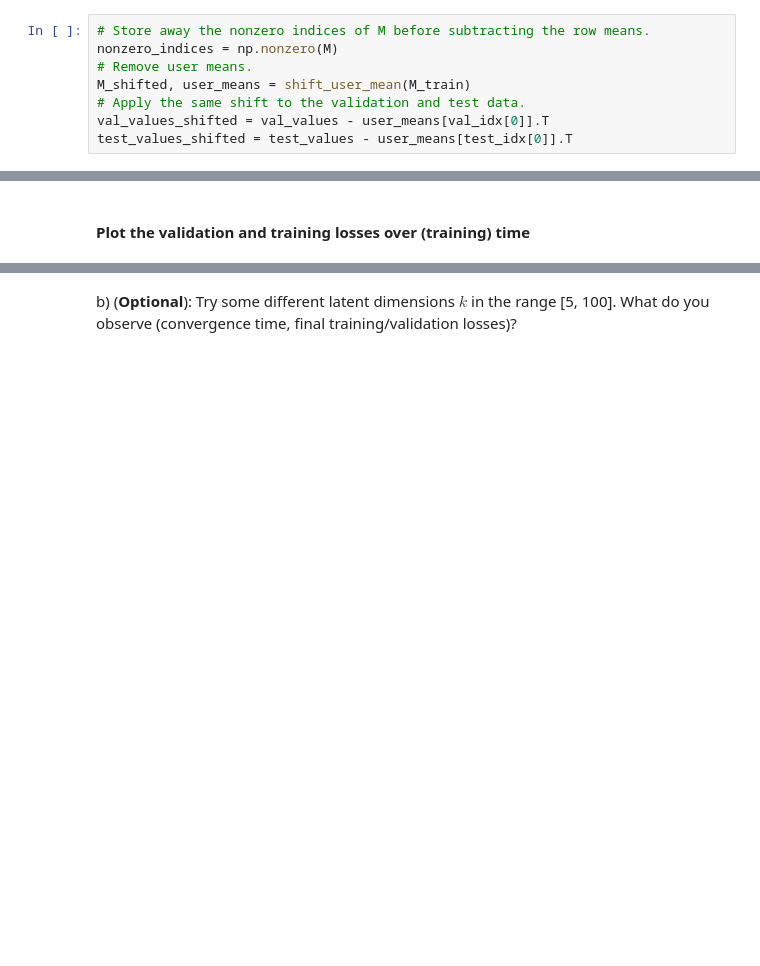
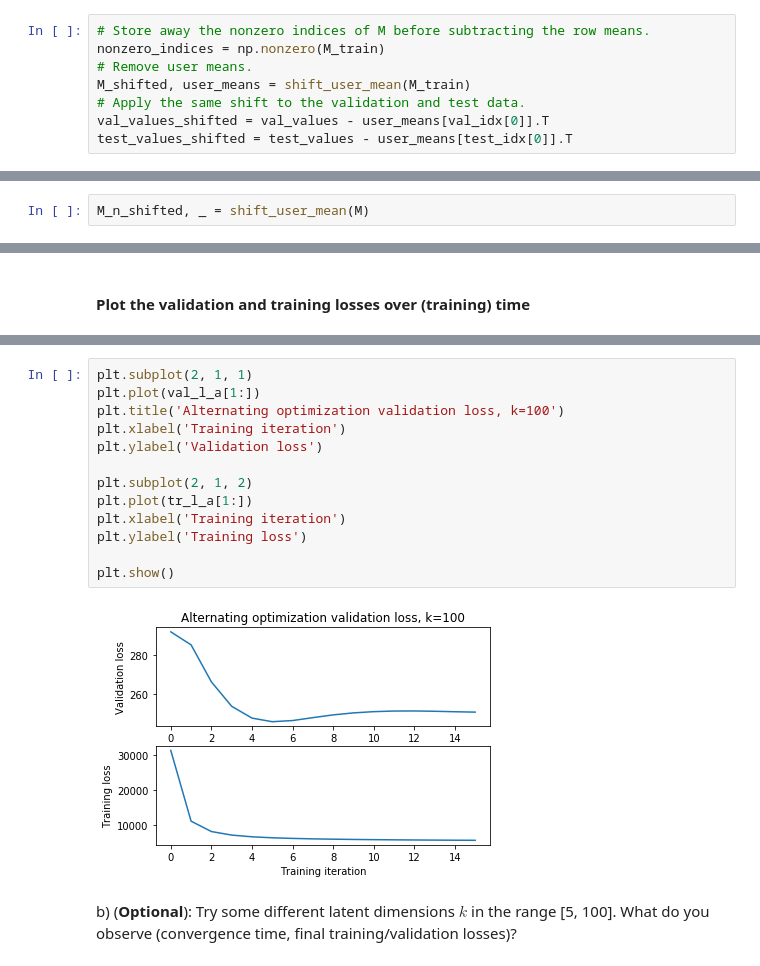
Before and after one commit to ArtemiiFrolov/Courses, a Jupyter notebook: TUM_Mining Massive Datasets/HW2_Features/task_02_rating_prediction.ipynb, the cells around one changed output, grey strips where cells are left out. Saved outputs shown, nothing was run; the diff lists cells and outputs as text; blank space fills up the shorter version.

```diff
--- a/TUM_Mining Massive Datasets/HW2_Features/task_02_rating_prediction.ipynb
+++ b/TUM_Mining Massive Datasets/HW2_Features/task_02_rating_prediction.ipynb
@@ -175,7 +175,7 @@ n_test = 200
 M_train, val_idx, test_idx, val_values, test_values = split_data(M, n_validation, n_test)
 # %%
 # Store away the nonzero indices of M before subtracting the row means.
-nonzero_indices = np.nonzero(M)
+nonzero_indices = np.nonzero(M_train)
 # Remove user means.
 M_shifted, user_means = shift_user_mean(M_train)
 # Apply the same shift to the validation and test data.
@@ -206,0 +184,2 @@ print(val_values_shifted)
+# %%
+M_n_shifted, _ = shift_user_mean(M)
@@ -445,3 +397,18 @@ Converged after 10 iterations, on average 20.793 per iteration
+# %%
+plt.subplot(2, 1, 1)
+plt.plot(val_l_a[1:])
+plt.title('Alternating optimization validation loss, k=100')
+plt.xlabel('Training iteration')
+plt.ylabel('Validation loss')
+
+plt.subplot(2, 1, 2)
+plt.plot(tr_l_a[1:])
+plt.xlabel('Training iteration')
+plt.ylabel('Training loss')
+
+plt.show()
+# %% [output]
+[figure, added]
 # %% [markdown]
 b) (**Optional**): Try some different latent dimensions $k$ in the range [5, 100]. What do you observe (convergence time, final training/validation losses)?
 # %%
```
Also changed, not shown: parts of 39 cells of this notebook, 12 other files.
